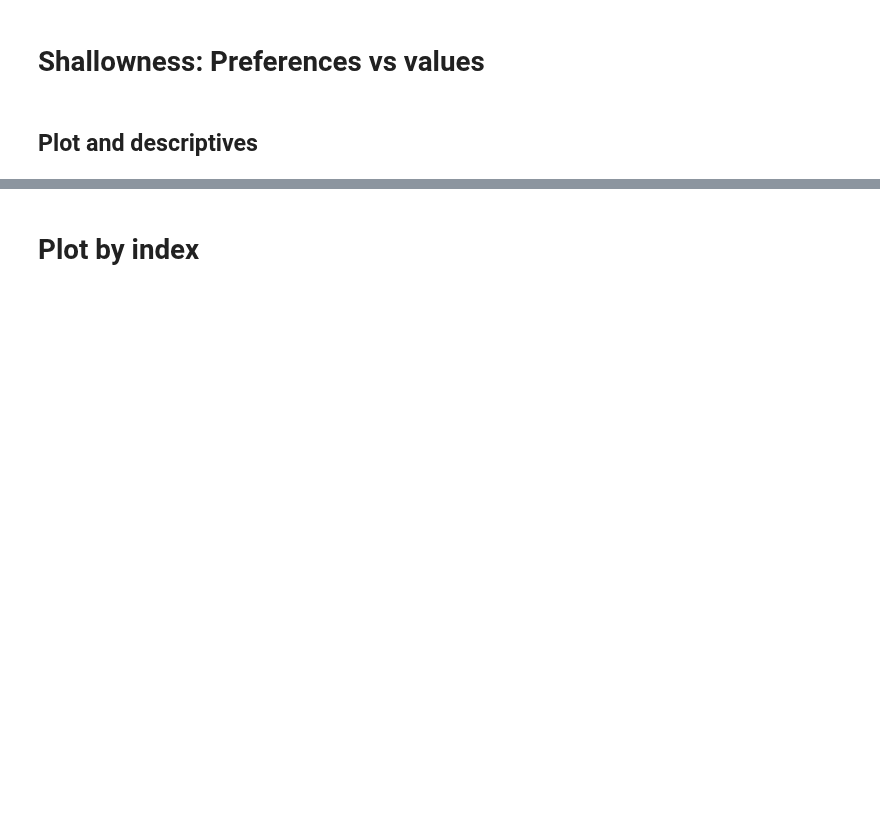
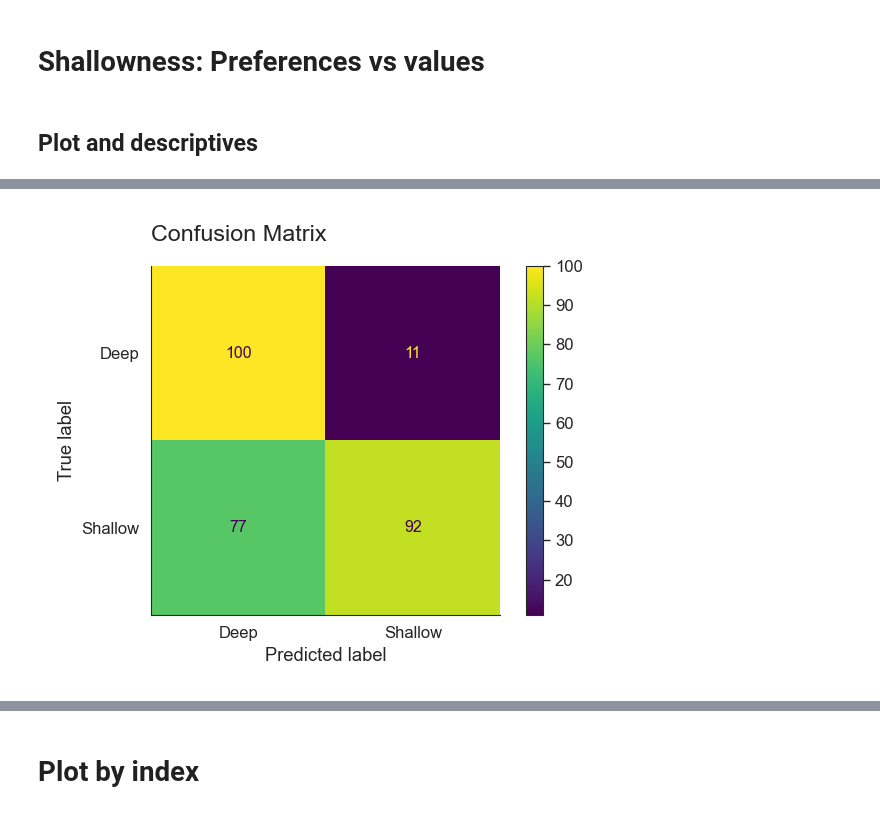
Before and after one commit to josh-ashkinaze/dvb, a Jupyter notebook: annot.ipynb, the cells around one changed output, grey strips where cells are left out. Drawn from its saved outputs; the diff is of its cells as text; code cells hidden in the pictures; blank space fills up the shorter version.

```diff
--- a/annot.ipynb
+++ b/annot.ipynb
@@ -202,0 +204,84 @@ cles 0.661947661947662
+# %%
+# Basic calcs
+############################
+############################
+shallow_deep = dfs['deep_shallow']
+shallow_deep['pred_deep'] = shallow_deep['answer'].apply(lambda x: 1 if x < 0 else 0)
+shallow_deep['pred_shallow'] = shallow_deep['answer'].apply(lambda x: 1 if x > 0 else 0)
+
+shallow_deep['correct'] = (
+    ((shallow_deep['set'] == 'shallow') & (shallow_deep['answer'] > 0)) |
+    ((shallow_deep['set'] == 'deep') & (shallow_deep['answer'] < 0))
+).astype(int)
+
+shallow_deep['correct'].mean()
+
+from sklearn.metrics import confusion_matrix, classification_report, ConfusionMatrixDisplay
+
+y_true = (shallow_deep['set'] == 'shallow').astype(int)
+y_pred = (shallow_deep['answer'] > 0).astype(int)
+
+cm = confusion_matrix(y_true, y_pred)
+cmd = ConfusionMatrixDisplay(confusion_matrix=cm,
+                           display_labels=['Deep', 'Shallow'])
+cmd.plot()
+plt.title('Confusion Matrix')
+plt.savefig('plots/confusion_matrix.pdf', bbox_inches='tight', dpi=300)
+
+print("\nClassification Report:")
+print(classification_report(y_true, y_pred,
+                          target_names=['Deep', 'Shallow'],
+                          digits=3))
+
+
+
+
+# More plots
+############################
+############################
+fig, (ax1, ax2) = plt.subplots(1, 2, figsize=(15, 6))
+plt.subplots_adjust(wspace=0.3)
+
+make_aesthetic(font_scale=1.2)
+
+deep_vals = dfs['deep_shallow'].query('set == "deep"')['answer'].values
+shallow_vals = dfs['deep_shallow'].query('set == "shallow"')['answer'].values
+cohens_d = compute_effsize(shallow_vals, deep_vals, paired=False, eftype='cohen')
+
+sns.violinplot(data=dfs['deep_shallow'], x='clean_set', y='answer',
+               inner=None, color='lightgray', ax=ax1)
+sns.stripplot(data=dfs['deep_shallow'], x='clean_set', y='answer',
+              size=4, alpha=0.3, jitter=0.2, color=mypal[2], ax=ax1)
+sns.pointplot(data=dfs['deep_shallow'], x='clean_set', y='answer',
+              scale=0.5, color=mypal[1], ax=ax1)
+
+ax1.text(0.05, 0.95, f"Cohen's d = {cohens_d:.2f}",
+         transform=ax1.transAxes,
+         bbox=dict(facecolor='white', alpha=0.8, edgecolor='none'),
+         fontsize=10)
+
+ax1.set_title('A) Perceived Shallowness by Category', pad=20)
+ax1.set_xlabel('')
+ax1.set_ylabel('Shallowness Rating')
+
+# Plot 2: Classification performance
+cm_norm = cm.astype('float') / cm.sum(axis=1)[:, np.newaxis]
+
+sns.heatmap(cm_norm, annot=True, fmt='.2f',
+            cmap='RdYlBu_r',
+            xticklabels=['Deep', 'Shallow'],
+            yticklabels=['Deep', 'Shallow'],
+            ax=ax2)
+
+cbar = ax2.collections[0].colorbar
+cbar.set_label('Proportion')
+
+ax2.set_title('B) Classification Accuracy Matrix', pad=20)
+ax2.set_xlabel('Predicted')
+ax2.set_ylabel('True')
+
+sns.despine()
+
+plt.savefig('plots/violin_confusion.pdf', bbox_inches='tight', dpi=300)
+plt.show()
+# %% [output]
@@ -202,0 +315 @@ cles 0.661947661947662
+[figure, added]
```
Also changed, not shown: parts of 9 cells of this notebook, 4 other files.
